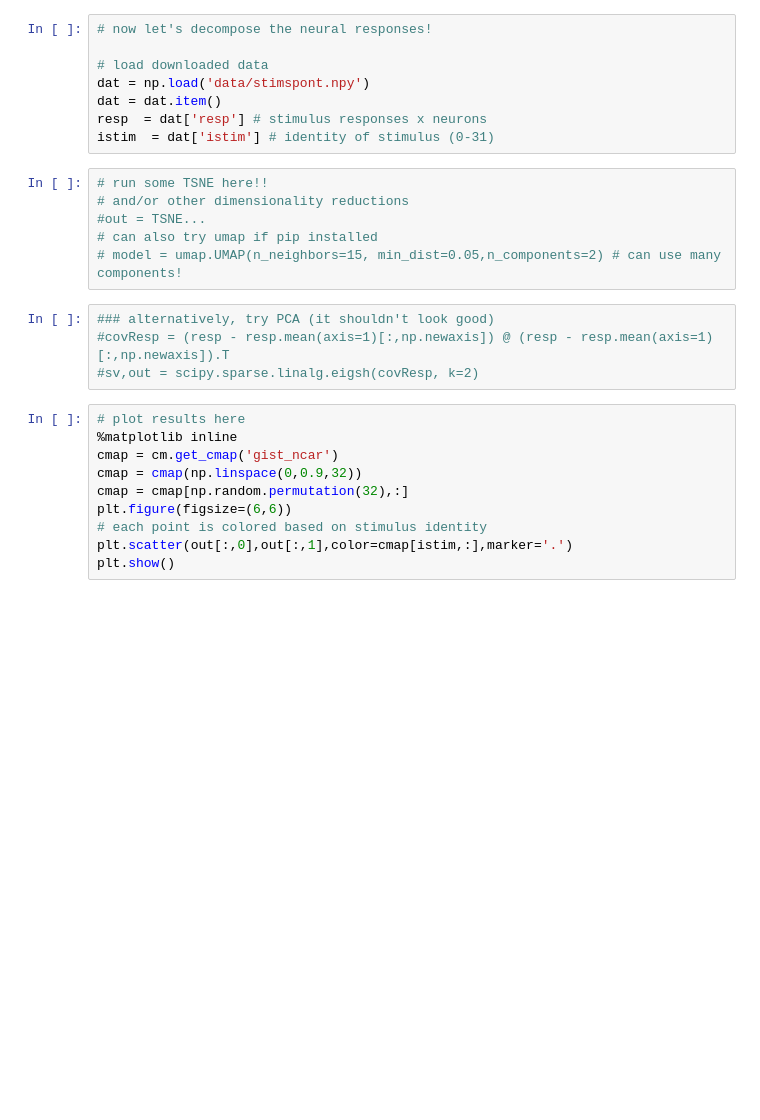
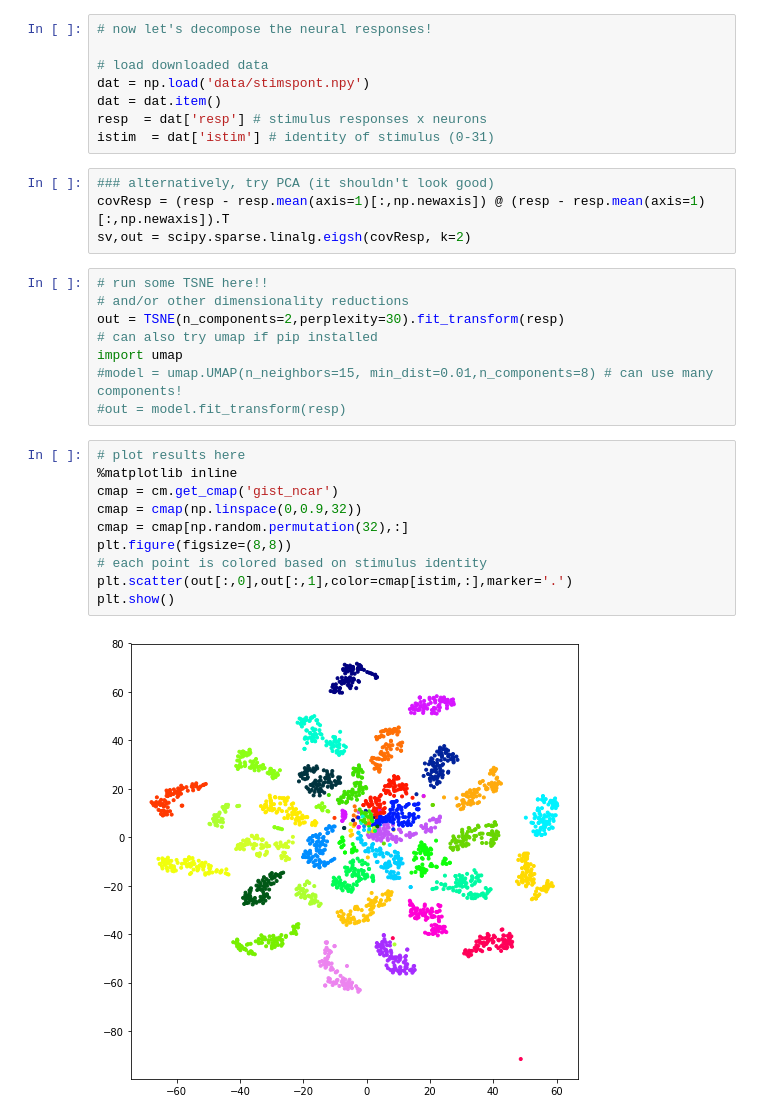
Before and after one commit to JaneliaMLCourse/JaneliaMLCourse, a Jupyter notebook: lecture_5/lecture5_tutorial.ipynb, the cells around one changed output. Drawn from its saved outputs; the diff is of its cells as text; blank space fills up the shorter version.

```diff
--- a/lecture_5/lecture5_tutorial.ipynb
+++ b/lecture_5/lecture5_tutorial.ipynb
@@ -172,26 +195,30 @@ dat = np.load('data/stimspont.npy')
 dat = dat.item()
 resp  = dat['resp'] # stimulus responses x neurons
 istim  = dat['istim'] # identity of stimulus (0-31)
+# %%
+### alternatively, try PCA (it shouldn't look good)
+covResp = (resp - resp.mean(axis=1)[:,np.newaxis]) @ (resp - resp.mean(axis=1)[:,np.newaxis]).T
+sv,out = scipy.sparse.linalg.eigsh(covResp, k=2)
 # %%
 # run some TSNE here!!
 # and/or other dimensionality reductions
-#out = TSNE...
+out = TSNE(n_components=2,perplexity=30).fit_transform(resp)
 # can also try umap if pip installed
-# model = umap.UMAP(n_neighbors=15, min_dist=0.05,n_components=2) # can use many components!
+import umap
+#model = umap.UMAP(n_neighbors=15, min_dist=0.01,n_components=8) # can use many components!
+#out = model.fit_transform(resp)
-# %%
-### alternatively, try PCA (it shouldn't look good)
-#covResp = (resp - resp.mean(axis=1)[:,np.newaxis]) @ (resp - resp.mean(axis=1)[:,np.newaxis]).T
-#sv,out = scipy.sparse.linalg.eigsh(covResp, k=2)
 # %%
 # plot results here
 %matplotlib inline
 cmap = cm.get_cmap('gist_ncar')
 cmap = cmap(np.linspace(0,0.9,32))
 cmap = cmap[np.random.permutation(32),:]
-plt.figure(figsize=(6,6))
+plt.figure(figsize=(8,8))
 # each point is colored based on stimulus identity
 plt.scatter(out[:,0],out[:,1],color=cmap[istim,:],marker='.')
 plt.show()
+# %% [output]
+[figure, added]
 # %%
 # classify results
 import sklearn.neighbors
```
Also changed, not shown: parts of 9 cells of this notebook, 3 other files.
